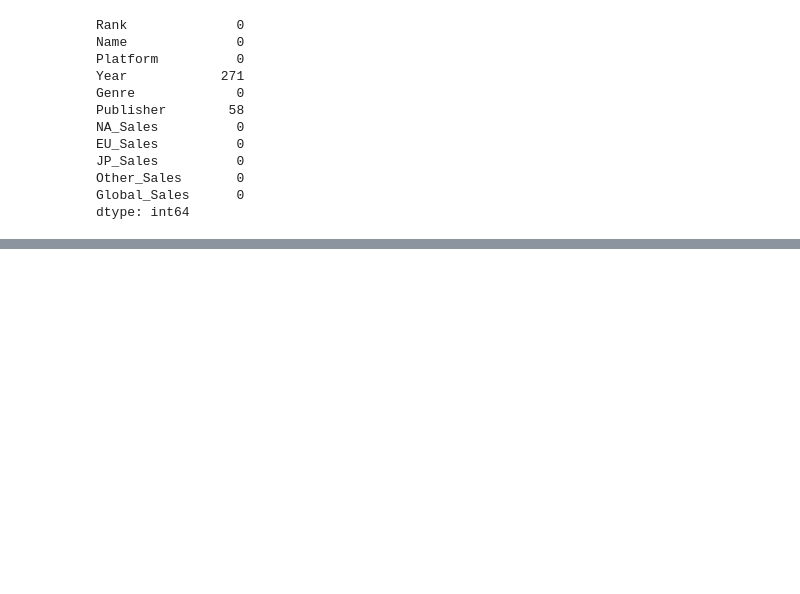
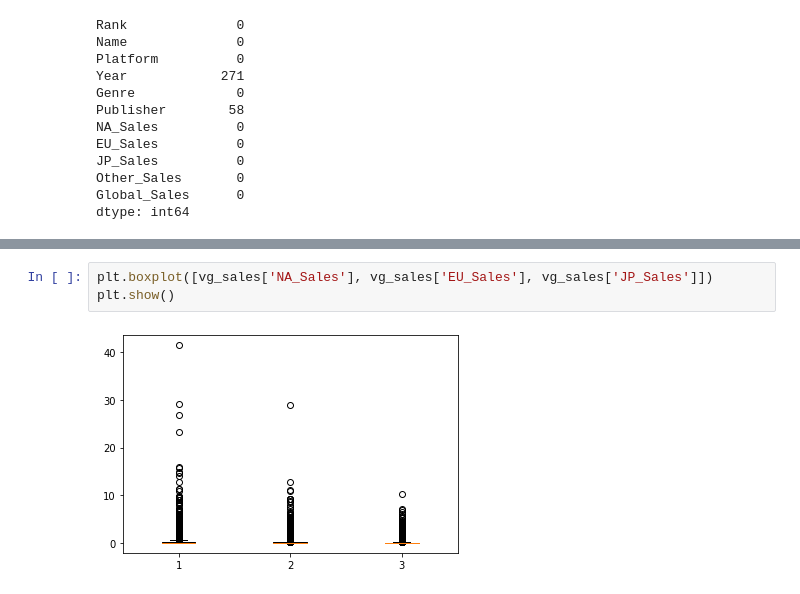
Before and after one commit to ChrisGarciaDS/VideoGame-Sales-Analysis, a Jupyter notebook: VG_analysis.ipynb, the cells around one changed output, grey strips where cells are left out. Drawn from its saved outputs; the diff is of its cells as text; blank space fills up the shorter version.

```diff
--- a/VG_analysis.ipynb
+++ b/VG_analysis.ipynb
@@ -87,0 +184,5 @@ dtype: int64
+# %%
+plt.boxplot([vg_sales['NA_Sales'], vg_sales['EU_Sales'], vg_sales['JP_Sales']])
+plt.show()
+# %% [output]
+[figure, added]
```
Also changed, not shown: parts of 16 cells of this notebook.
